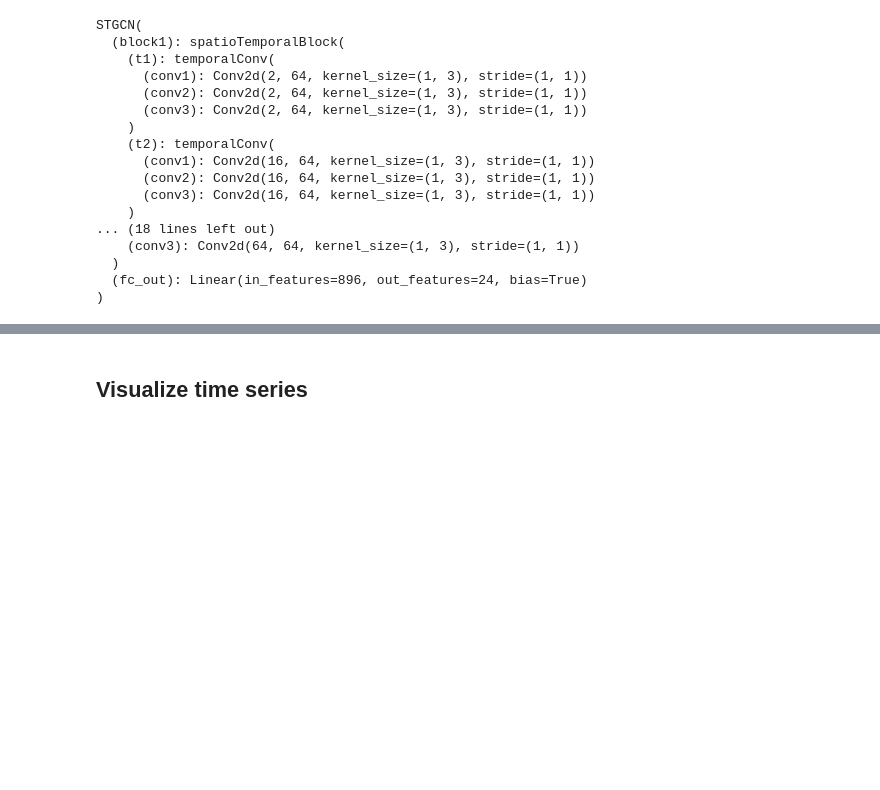
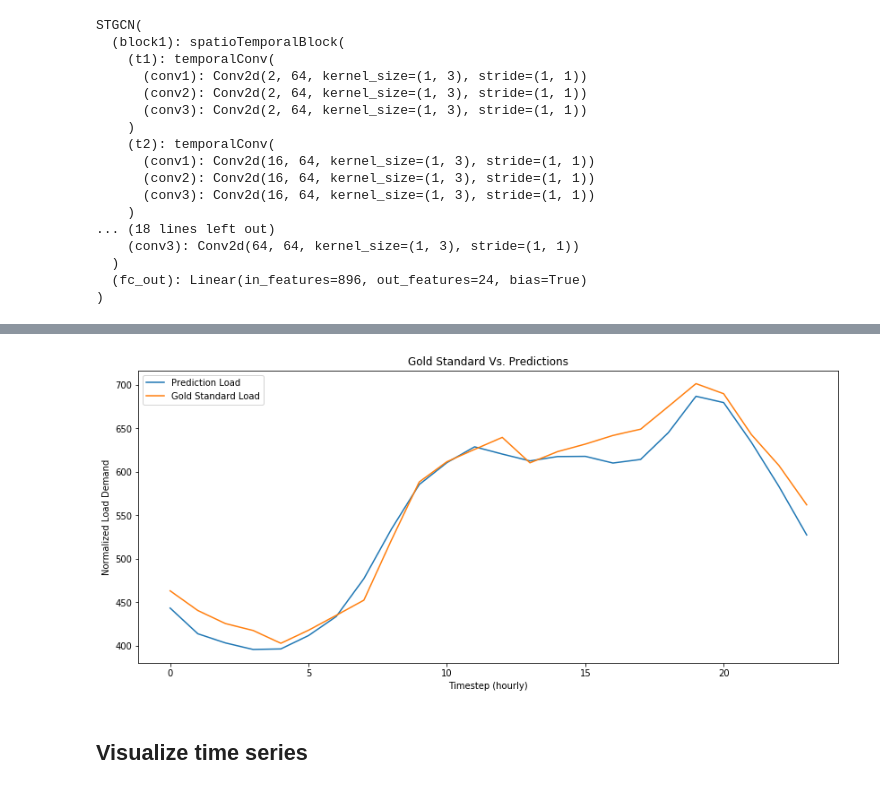
Before and after one commit to austnbell/energyDemand, a Jupyter notebook: evaluation/baseEvaluate.ipynb, the cells around one changed output, grey strips where cells are left out. Cells and saved outputs as stored; diff of their text form; code cells hidden in the pictures; blank space fills up the shorter version.

```diff
--- a/evaluation/baseEvaluate.ipynb
+++ b/evaluation/baseEvaluate.ipynb
@@ -180,3 +215,7 @@ plotPredVsTrue(val_target, val_predictions, 9, 8)
+# %%
+plotPredVsTrue(denorm_target, denorm_preds, 50, 1)
+# %% [output]
+[figure, added]
 # %% [markdown]
 ## Visualize time series
 # %%
```
Also changed, not shown: parts of 12 cells of this notebook, 6 other files.
